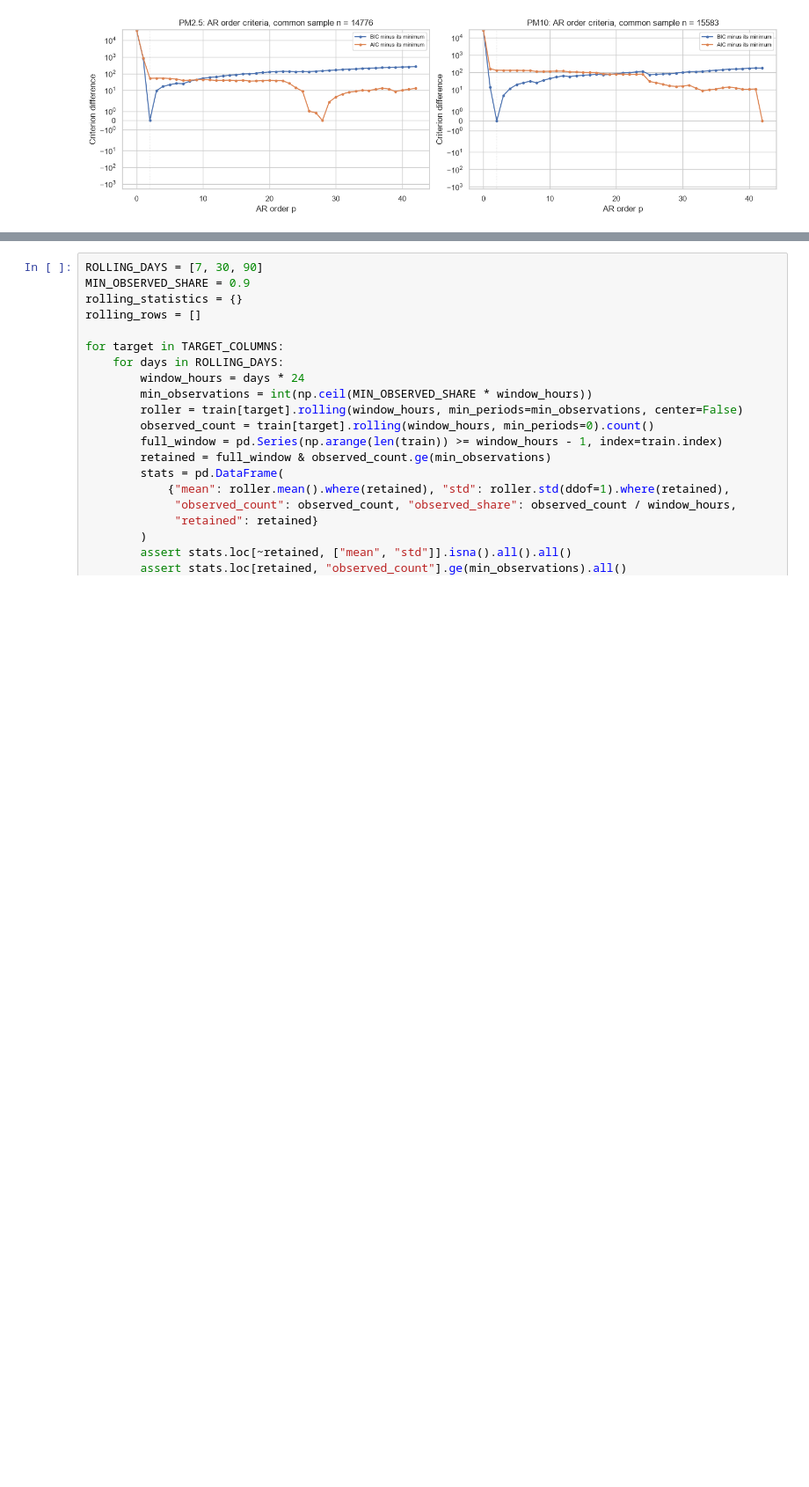
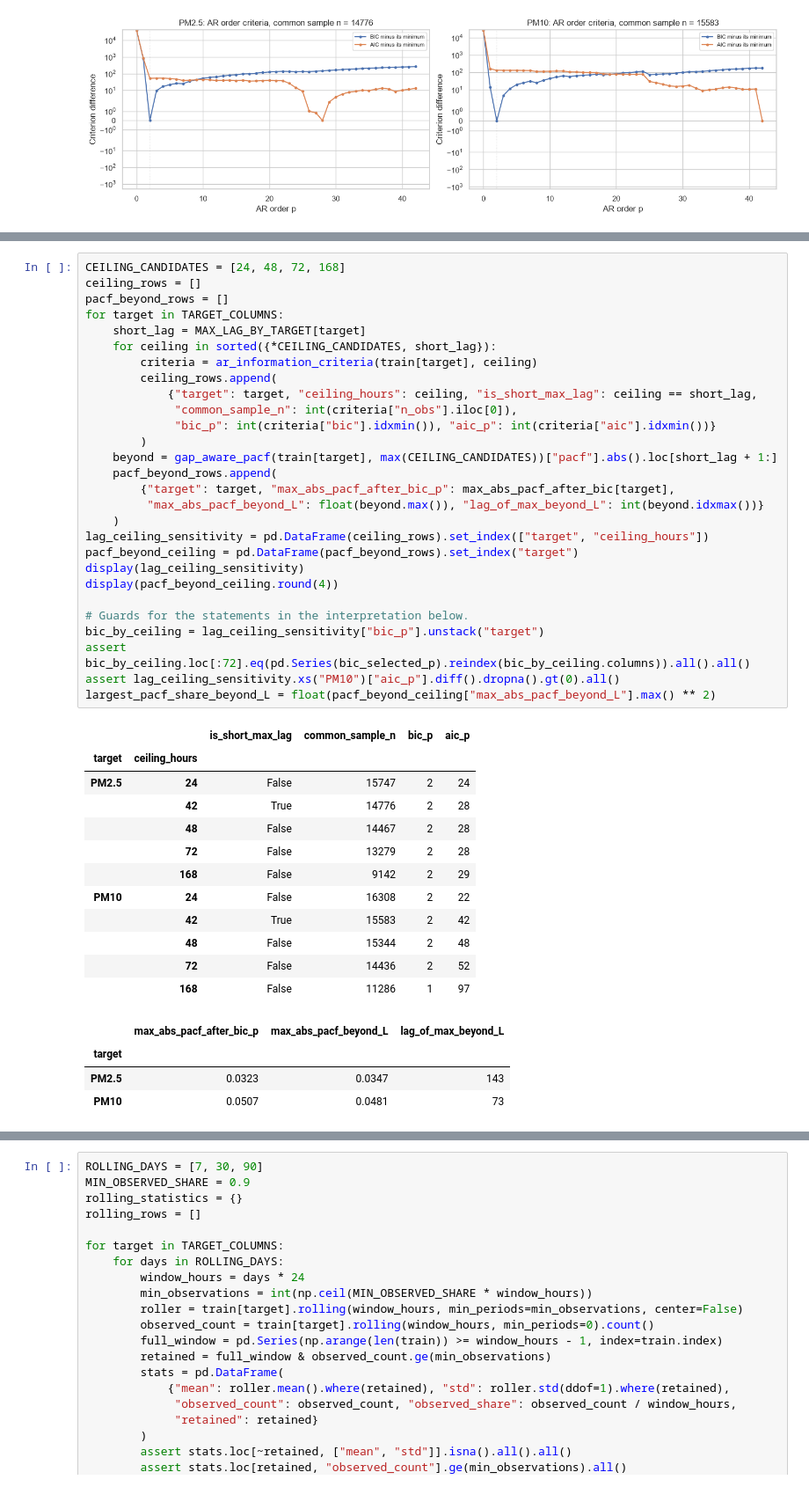
Before and after one commit to NgTHung/preprocessing, a Jupyter notebook: book/01_time_series_eda.ipynb, the cells around one changed output, grey strips where cells are left out. Shown at 88% size. Cells and saved outputs as stored; diff of their text form; blank space fills up the shorter version.

```diff
--- a/book/01_time_series_eda.ipynb
+++ b/book/01_time_series_eda.ipynb
@@ -1154,0 +1157,45 @@ Using observed pairs makes the screening bands only slightly wider than using al
+# %%
+CEILING_CANDIDATES = [24, 48, 72, 168]
+ceiling_rows = []
+pacf_beyond_rows = []
+for target in TARGET_COLUMNS:
+    short_lag = MAX_LAG_BY_TARGET[target]
+    for ceiling in sorted({*CEILING_CANDIDATES, short_lag}):
+        criteria = ar_information_criteria(train[target], ceiling)
+        ceiling_rows.append(
+            {"target": target, "ceiling_hours": ceiling, "is_short_max_lag": ceiling == short_lag,
+             "common_sample_n": int(criteria["n_obs"].iloc[0]),
+             "bic_p": int(criteria["bic"].idxmin()), "aic_p": int(criteria["aic"].idxmin())}
+        )
+    beyond = gap_aware_pacf(train[target], max(CEILING_CANDIDATES))["pacf"].abs().loc[short_lag + 1:]
+    pacf_beyond_rows.append(
+        {"target": target, "max_abs_pacf_after_bic_p": max_abs_pacf_after_bic[target],
+         "max_abs_pacf_beyond_L": float(beyond.max()), "lag_of_max_beyond_L": int(beyond.idxmax())}
+    )
+lag_ceiling_sensitivity = pd.DataFrame(ceiling_rows).set_index(["target", "ceiling_hours"])
+pacf_beyond_ceiling = pd.DataFrame(pacf_beyond_rows).set_index("target")
+display(lag_ceiling_sensitivity)
+display(pacf_beyond_ceiling.round(4))
+
+# Guards for the statements in the interpretation below.
+bic_by_ceiling = lag_ceiling_sensitivity["bic_p"].unstack("target")
+assert bic_by_ceiling.loc[:72].eq(pd.Series(bic_selected_p).reindex(bic_by_ceiling.columns)).all().all()
+assert lag_ceiling_sensitivity.xs("PM10")["aic_p"].diff().dropna().gt(0).all()
+largest_pacf_share_beyond_L = float(pacf_beyond_ceiling["max_abs_pacf_beyond_L"].max() ** 2)
+# %% [output]
+|  |  | is_short_max_lag | common_sample_n | bic_p | aic_p |
+| target | ceiling_hours |  |  |  |  |
+| PM2.5 | 24 | False | 15747 | 2 | 24 |
+|  | 42 | True | 14776 | 2 | 28 |
+|  | 48 | False | 14467 | 2 | 28 |
+|  | 72 | False | 13279 | 2 | 28 |
+|  | 168 | False | 9142 | 2 | 29 |
+| PM10 | 24 | False | 16308 | 2 | 22 |
+|  | 42 | True | 15583 | 2 | 42 |
+|  | 48 | False | 15344 | 2 | 48 |
+|  | 72 | False | 14436 | 2 | 52 |
+|  | 168 | False | 11286 | 1 | 97 |
+|  | max_abs_pacf_after_bic_p | max_abs_pacf_beyond_L | lag_of_max_beyond_L |
+| target |  |  |  |
+| PM2.5 | 0.0323 | 0.0347 | 143 |
+| PM10 | 0.0507 | 0.0481 | 73 |
```
Also changed, not shown: parts of 19 cells of this notebook, 1 other file.
